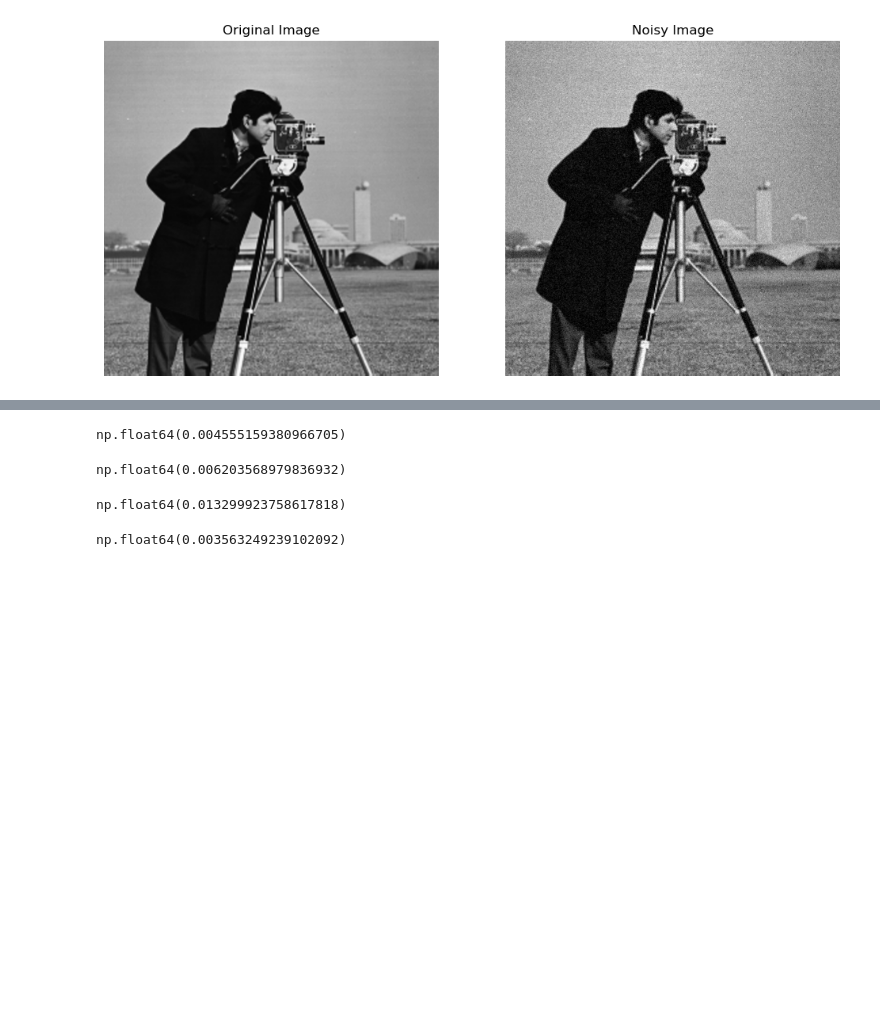
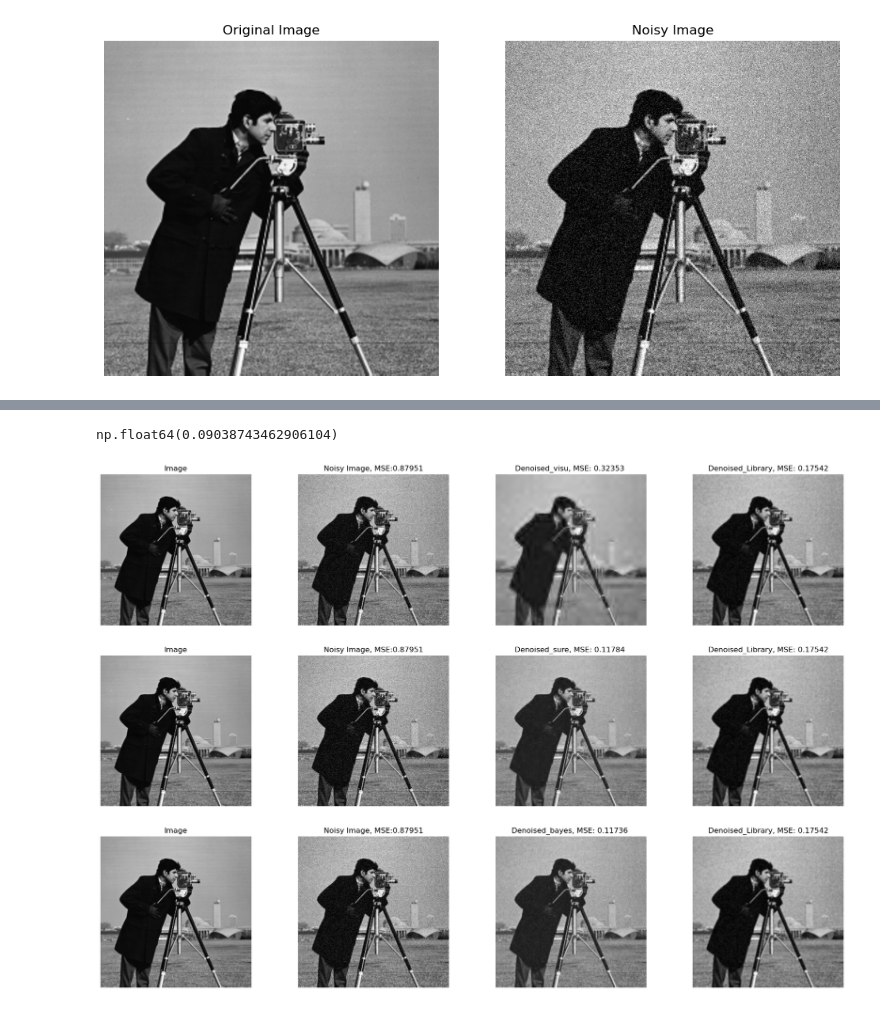
Before and after one commit to tejashmore25/Wavelet-Based-Image-Denoising-using-Thresholding-Techniques, a Jupyter notebook: DIP_project.ipynb, the cells around one changed output, grey strips where cells are left out. Drawn from its saved outputs; the diff is of its cells as text; code cells hidden in the pictures; blank space fills up the shorter version.

```diff
--- a/DIP_project.ipynb
+++ b/DIP_project.ipynb
@@ -63,0 +42,10 @@ def get_visushrink_threshold(coeffs, N):          # N is the total no. of image
+# %%
+# Estimated Noise Standard Deviation
+def get_sigma_est(coeffs_list):
+    """Estimates noise standard deviation from the HH1 sub-band."""
+    hh1 = coeffs_list[-1][2] # HH1 band
+    median_hh1 = np.median(np.abs(hh1))
+    if median_hh1 == 0:
+        return 0.0001 # Avoid division by zero
+    sigma_est = median_hh1 / 0.6745
+    return sigma_est
@@ -72,7 +203,7 @@ def baseline_median_filter(noisy_image, size = 5):
 # For Gaussian:  sigma = Low: 15     Moderate:  25     High: 50
 # For S&P:      amount = Low: 0.05   Moderate: 0.1     High: 0.2
 
-noisy_img = addNoise(img_float, mode = 'gaussian', mean = 0, sigma = 15)
+noisy_img = addNoise(img_float, mode = 'gaussian', mean = 0, sigma = 25, amount = 0.05)
 # %%
 fig,axes = plt.subplots(nrows=1, ncols=2, figsize=(12,10))
 
@@ -87,5 +218,4 @@ axes[1].set_title("Noisy Image")
 Text(0.5, 1.0, 'Noisy Image')
 [figure]
 # %%
-coeff = pywt.wavedec2(noisy_img, wavelet='db4', level=3)
-coeff
+coeffs = pywt.wavedec2(noisy_img, wavelet='db4', level=4)
@@ -260,16 +222,34 @@ np.float64(0.03386431586541414)
-# %%
-mse(img_float, denoised_img_hard) # np.float64(0.00414028430669645)
-# %% [output]
-np.float64(0.004555159380966705)
-# %%
-mse(img_float, denoised_img_soft)
-# %% [output]
-np.float64(0.006203568979836932)
-# %%
-mse(noisy_img, denoised_img_soft) #np.float64(0.010363764662383963)
-# %% [output]
-np.float64(0.013299923758617818)
-# %%
-mse(img_float, baselin_denoised_img) #np.float64(0.010363764662383963)
-# %% [output]
-np.float64(0.003563249239102092)
+# %%
+N = noisy_img.size
+
+# 2. Estimate noise standard deviation *once*
+sigma_est = get_sigma_est(coeffs)
+sigma_est
+# %% [output]
+np.float64(0.09038743462906104)
+# %%
+mode = ['visu', 'sure', 'bayes']
+denoised_img_lib = gaussianSmoothing(noisy_img, 5, 15)
+fig,axes = plt.subplots(nrows=len(mode), ncols=4, figsize=(22,15))
+
+for i in range(len(mode)):
+    thresholded_details = applyShrink(coeffs, sigma_est, N,  mode = mode[i])
+    denoised_img = pywt.waverec2(thresholded_details, wavelet="db4")
+
+    axes[i, 0].imshow(img_float, cmap='gray')
+    axes[i, 0].axis('off')
+    axes[i, 0].set_title("Image")
+
+    axes[i, 1].imshow(noisy_img, cmap='gray')
+    axes[i, 1].axis('off')
+    axes[i, 1].set_title(f"""Noisy Image, MSE:{mse(img_float, noisy_img)*100:.5f}""")
+
+    axes[i, 2].imshow(denoised_img, cmap='gray')
+    axes[i, 2].axis('off')
+    axes[i, 2].set_title(f"""Denoised_{mode[i]}, MSE: {mse(img_float, denoised_img)*100:.5f} """)
+
+    axes[i, 3].imshow(denoised_img_lib, cmap='gray')
+    axes[i, 3].axis('off')
+    axes[i, 3].set_title(f"""Denoised_Library, MSE: {mse(img_float, denoised_img_lib)*100:.5f}""")
+# %% [output]
+[figure, added]
```
Also changed, not shown: parts of 19 cells of this notebook.
